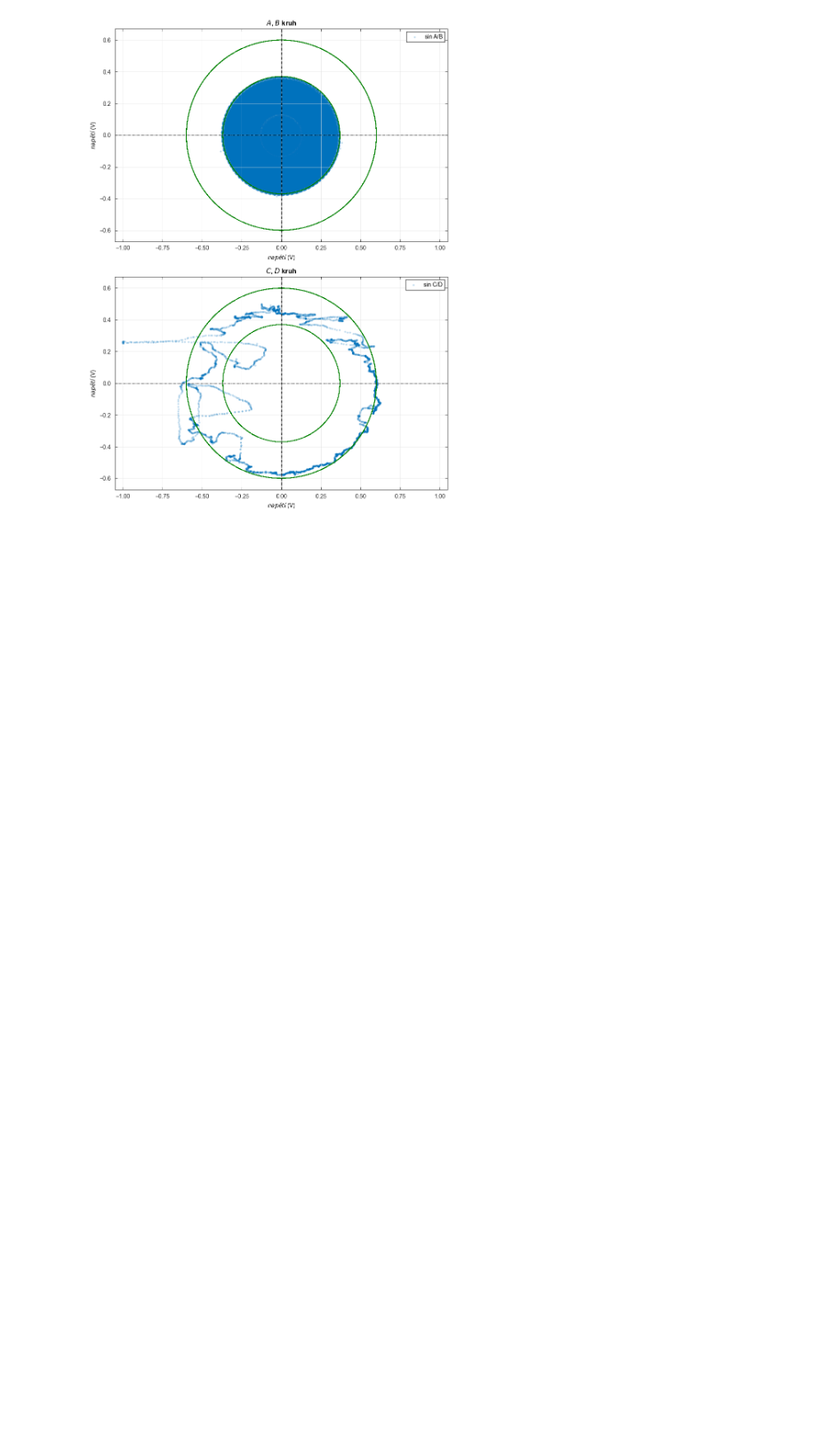
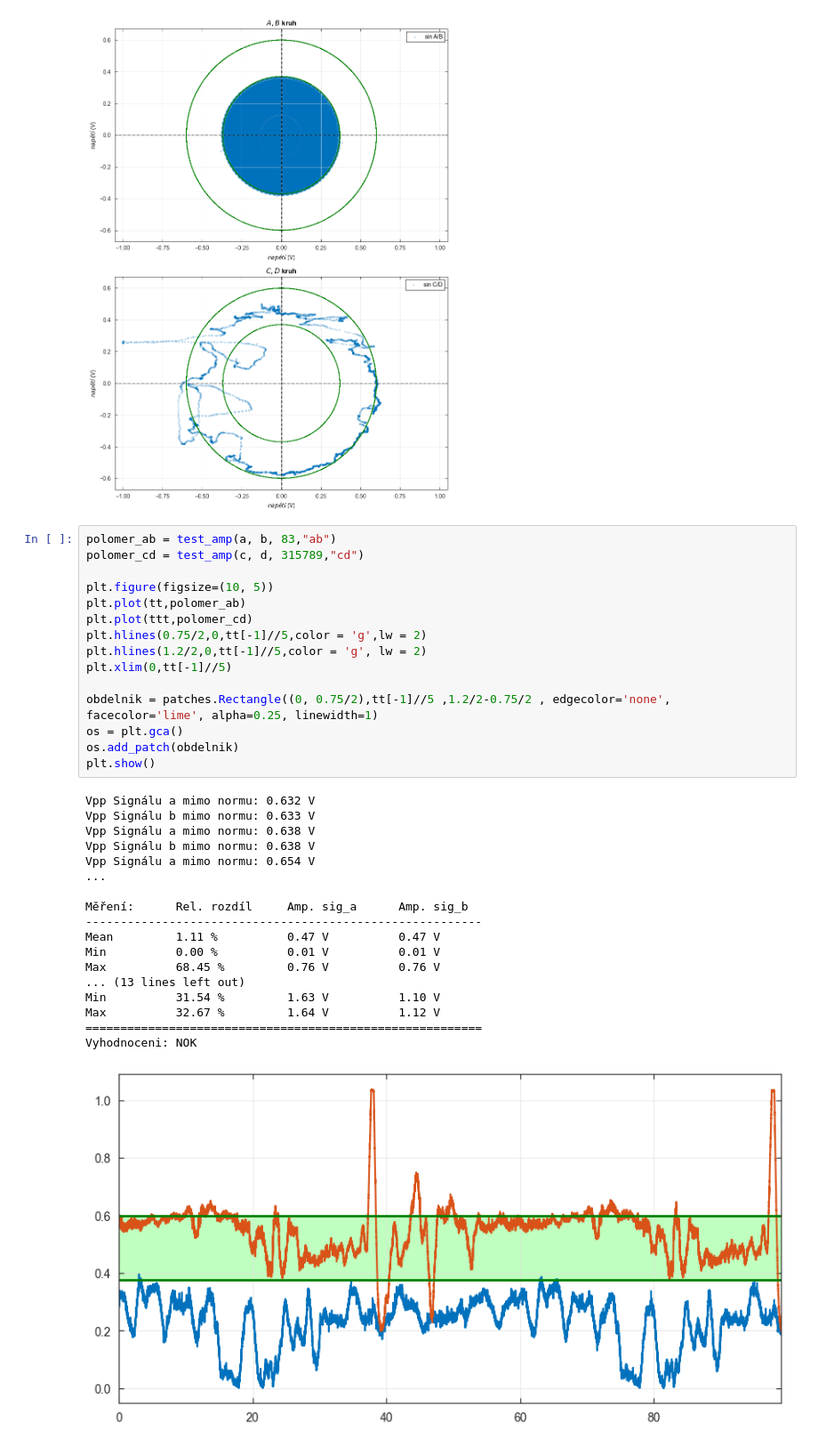
Before and after one commit to Buldadavid/plot, a Jupyter notebook: ERN_2.ipynb, the cells around one changed output. Shown at 89% size. Drawn from its saved outputs; the diff is of its cells as text; blank space fills up the shorter version.

```diff
--- a/ERN_2.ipynb
+++ b/ERN_2.ipynb
@@ -167,3 +169,37 @@ ax2.set_aspect('equal', adjustable='box')
 plt.show()
 # %% [output]
 [figure]
+# %%
+polomer_ab = test_amp(a, b, 83,"ab")
+polomer_cd = test_amp(c, d, 315789,"cd")
+
+plt.figure(figsize=(10, 5))
+plt.plot(tt,polomer_ab)
+plt.plot(ttt,polomer_cd)
+plt.hlines(0.75/2,0,tt[-1]//5,color = 'g',lw = 2)
+plt.hlines(1.2/2,0,tt[-1]//5,color = 'g', lw = 2)
+plt.xlim(0,tt[-1]//5)
+
+obdelnik = patches.Rectangle((0, 0.75/2),tt[-1]//5 ,1.2/2-0.75/2 , edgecolor='none', facecolor='lime', alpha=0.25, linewidth=1)
+os = plt.gca()
+os.add_patch(obdelnik)
+plt.show()
+# %% [output]
+Vpp Signálu a mimo normu: 0.632 V
+Vpp Signálu b mimo normu: 0.633 V
+Vpp Signálu a mimo normu: 0.638 V
+Vpp Signálu b mimo normu: 0.638 V
+Vpp Signálu a mimo normu: 0.654 V
+...
+
+Měření:      Rel. rozdíl     Amp. sig_a      Amp. sig_b
+---------------------------------------------------------
+Mean         1.11 %          0.47 V          0.47 V
+Min          0.00 %          0.01 V          0.01 V
+Max          68.45 %         0.76 V          0.76 V
+... (13 lines left out)
+Min          31.54 %         1.63 V          1.10 V
+Max          32.67 %         1.64 V          1.12 V
+=========================================================
+Vyhodnoceni: NOK
+[figure, added]
```
Also changed, not shown: parts of 3 cells of this notebook, 2 other files.
